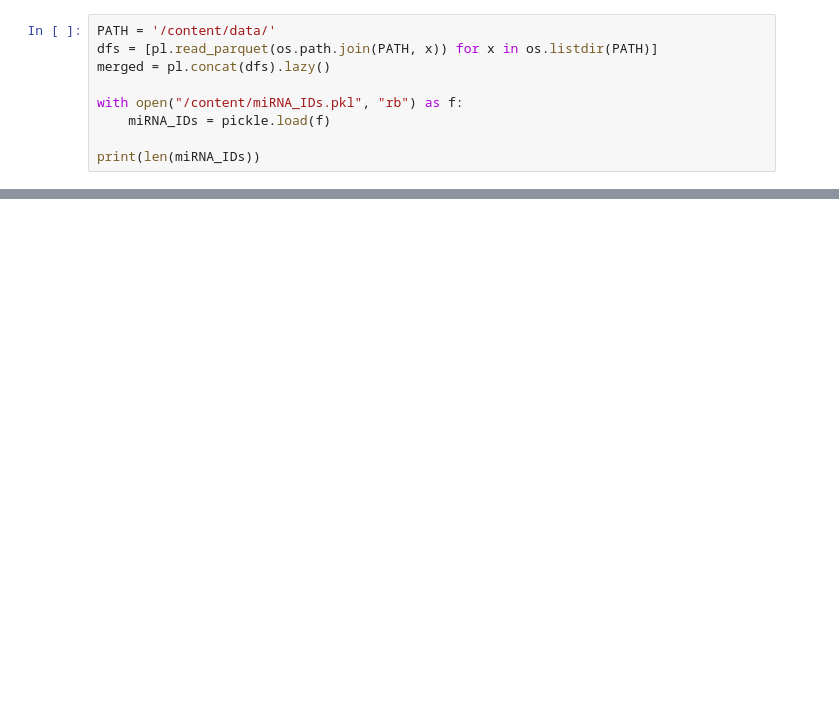
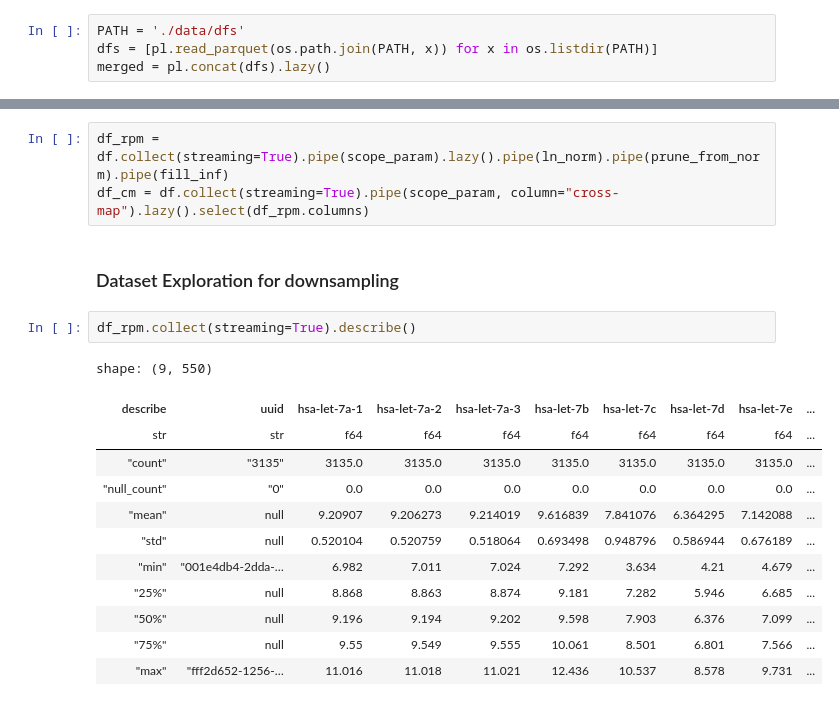
Before and after one commit to dunkeln/miRNA-cancer-model, a Jupyter notebook: feature_study.ipynb, the cells around one changed output, grey strips where cells are left out. Drawn from its saved outputs; the diff is of its cells as text; blank space fills up the shorter version.

Commit message:
pruned from log norm

```diff
--- a/feature_study.ipynb
+++ b/feature_study.ipynb
@@ -9,9 +15,4 @@ import pickle
 # %%
-PATH = '/content/data/'
+PATH = './data/dfs'
 dfs = [pl.read_parquet(os.path.join(PATH, x)) for x in os.listdir(PATH)]
 merged = pl.concat(dfs).lazy()
-
-with open("/content/miRNA_IDs.pkl", "rb") as f:
-    miRNA_IDs = pickle.load(f)
-
-print(len(miRNA_IDs))
@@ -19,0 +36,20 @@ print(len(miRNA_IDs))
+# %%
+df_rpm = df.collect(streaming=True).pipe(scope_param).lazy().pipe(ln_norm).pipe(prune_from_norm).pipe(fill_inf)
+df_cm = df.collect(streaming=True).pipe(scope_param, column="cross-map").lazy().select(df_rpm.columns)
+# %% [markdown]
+### Dataset Exploration for downsampling
+# %%
+df_rpm.collect(streaming=True).describe()
+# %% [output]
+shape: (9, 550)
+| describe | uuid | hsa-let-7a-1 | hsa-let-7a-2 | hsa-let-7a-3 | hsa-let-7b | hsa-let-7c | hsa-let-7d | hsa-let-7e | ... |
+| str | str | f64 | f64 | f64 | f64 | f64 | f64 | f64 | ... |
+| "count" | "3135" | 3135.0 | 3135.0 | 3135.0 | 3135.0 | 3135.0 | 3135.0 | 3135.0 | ... |
+| "null_count" | "0" | 0.0 | 0.0 | 0.0 | 0.0 | 0.0 | 0.0 | 0.0 | ... |
+| "mean" | null | 9.20907 | 9.206273 | 9.214019 | 9.616839 | 7.841076 | 6.364295 | 7.142088 | ... |
+| "std" | null | 0.520104 | 0.520759 | 0.518064 | 0.693498 | 0.948796 | 0.586944 | 0.676189 | ... |
+| "min" | "001e4db4-2dda-… | 6.982 | 7.011 | 7.024 | 7.292 | 3.634 | 4.21 | 4.679 | ... |
+| "25%" | null | 8.868 | 8.863 | 8.874 | 9.181 | 7.282 | 5.946 | 6.685 | ... |
+| "50%" | null | 9.196 | 9.194 | 9.202 | 9.598 | 7.903 | 6.376 | 7.099 | ... |
+| "75%" | null | 9.55 | 9.549 | 9.555 | 10.061 | 8.501 | 6.801 | 7.566 | ... |
+| "max" | "fff2d652-1256-… | 11.016 | 11.018 | 11.021 | 12.436 | 10.537 | 8.578 | 9.731 | ... |
```
Also changed, not shown: parts of 22 cells of this notebook, 5 other files.
